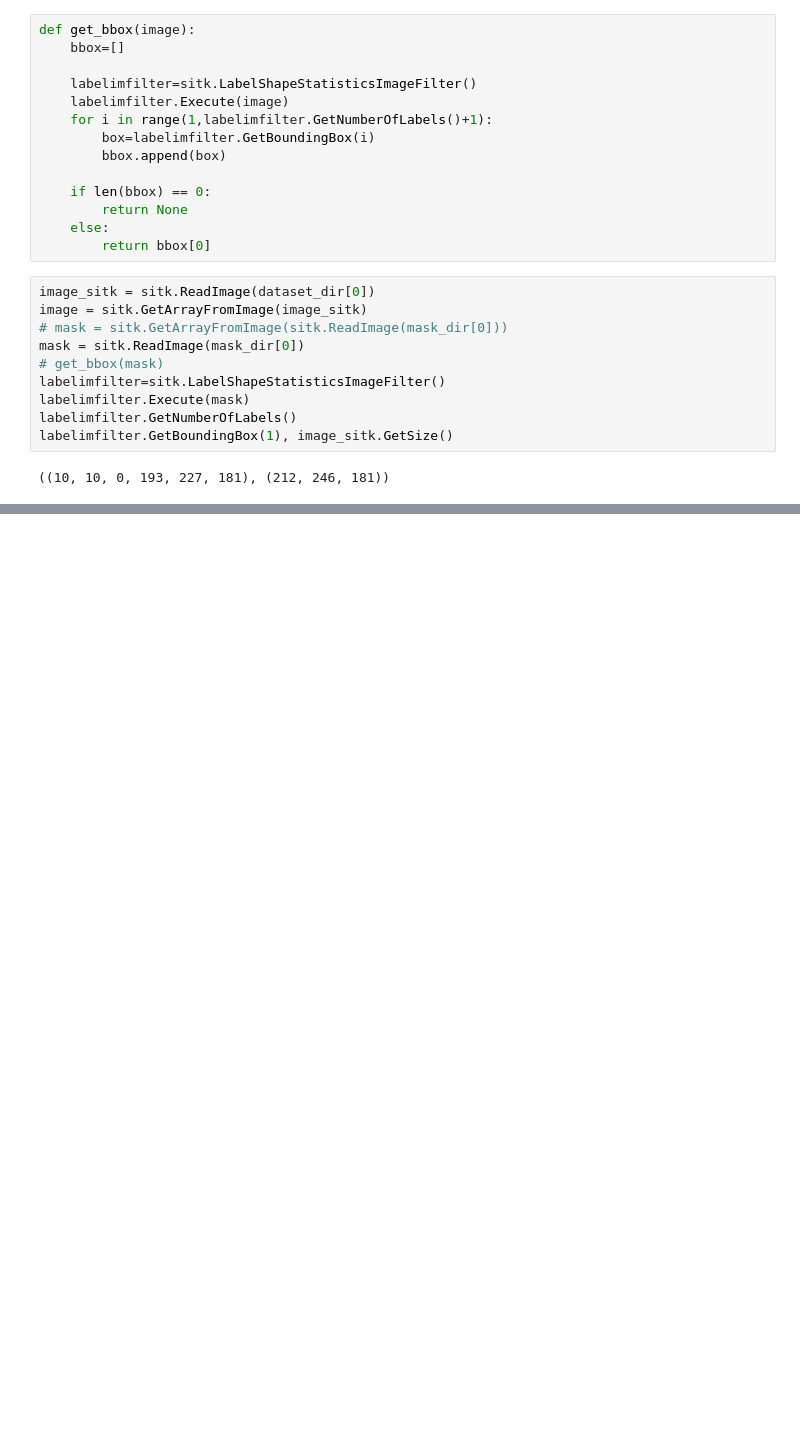
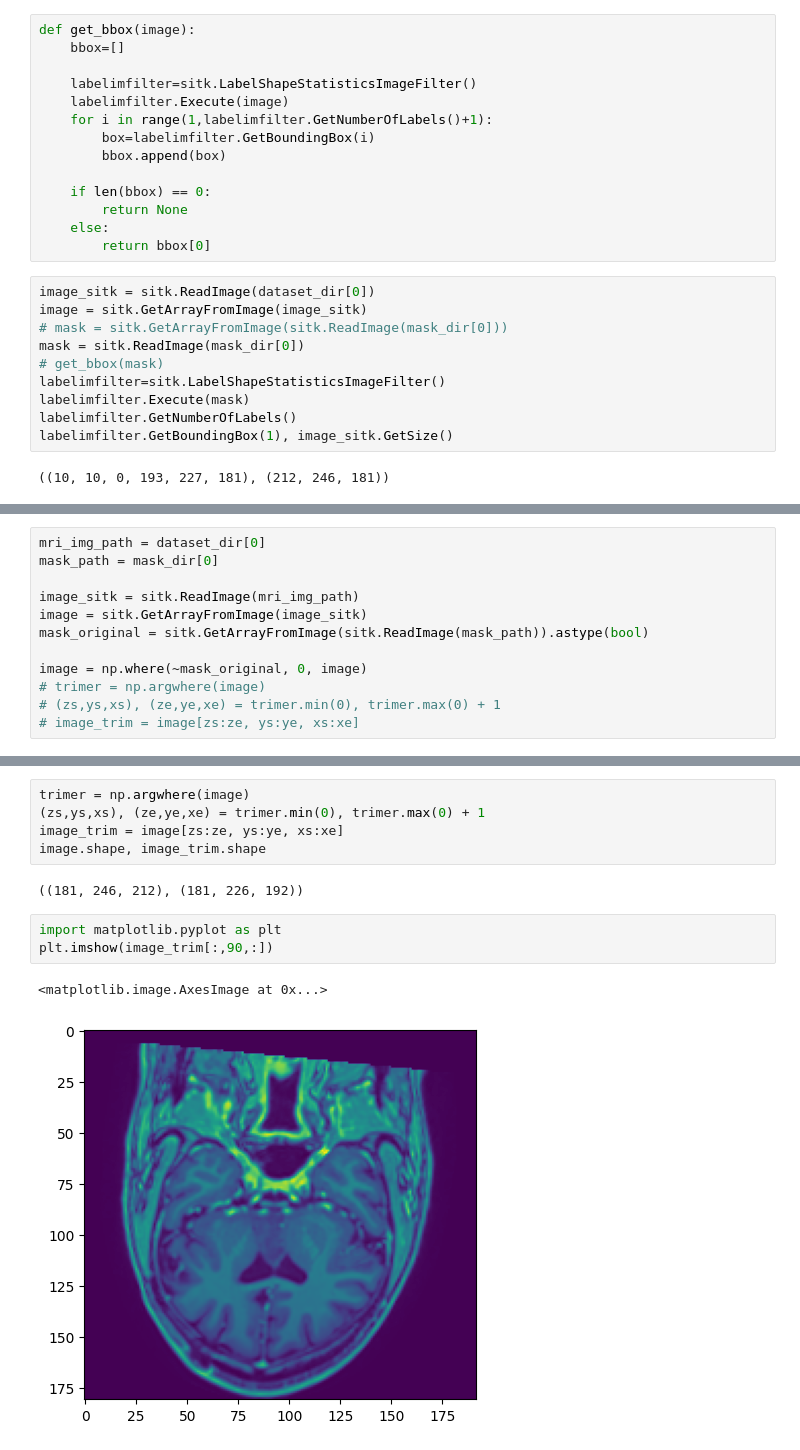
Before and after one commit to taenayat/mri_to_ct, a Jupyter notebook: preprocess.ipynb, the cells around one changed output, grey strips where cells are left out. Saved outputs shown, nothing was run; the diff lists cells and outputs as text; blank space fills up the shorter version.

```diff
--- a/preprocess.ipynb
+++ b/preprocess.ipynb
@@ -43,0 +40,12 @@ NameError: name 'mask' is not defined
+# %%
+mri_img_path = dataset_dir[0]
+mask_path = mask_dir[0]
+
+image_sitk = sitk.ReadImage(mri_img_path)
+image = sitk.GetArrayFromImage(image_sitk)
+mask_original = sitk.GetArrayFromImage(sitk.ReadImage(mask_path)).astype(bool)
+
+image = np.where(~mask_original, 0, image)
+# trimer = np.argwhere(image)
+# (zs,ys,xs), (ze,ye,xe) = trimer.min(0), trimer.max(0) + 1
+# image_trim = image[zs:ze, ys:ye, xs:xe]
@@ -43,0 +64,13 @@ NameError: name 'mask' is not defined
+# %%
+trimer = np.argwhere(image)
+(zs,ys,xs), (ze,ye,xe) = trimer.min(0), trimer.max(0) + 1
+image_trim = image[zs:ze, ys:ye, xs:xe]
+image.shape, image_trim.shape
+# %% [output]
+((181, 246, 212), (181, 226, 192))
+# %%
+import matplotlib.pyplot as plt
+plt.imshow(image_trim[:,90,:])
+# %% [output]
+<matplotlib.image.AxesImage at 0x...>
+[figure, added]
```
Also changed, not shown: parts of 6 cells of this notebook.
